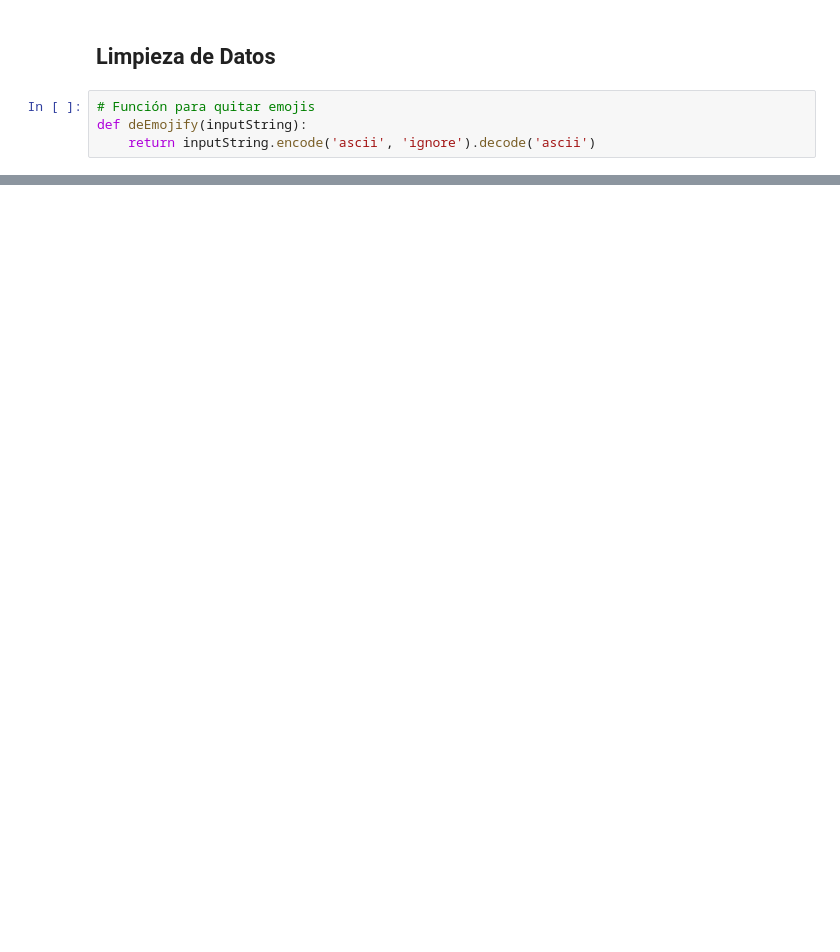
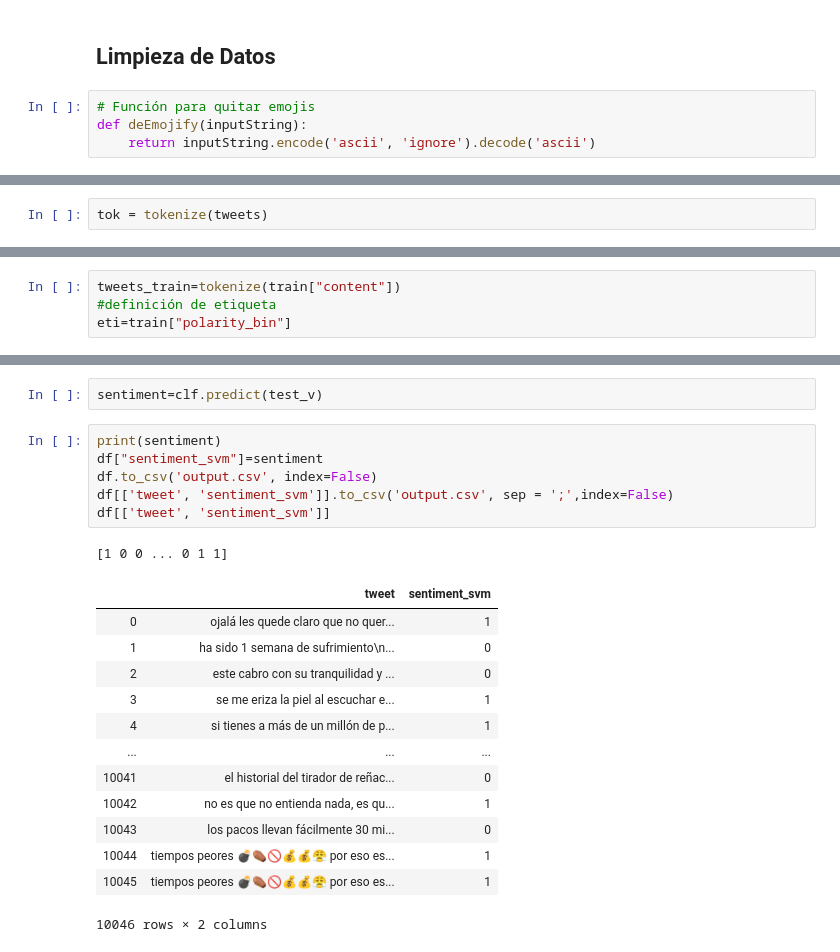
Before and after one commit to jpcastillog/Proyecto-INF-335, a Jupyter notebook: Proyecto_Busqueda_Web.ipynb, the cells around one changed output, grey strips where cells are left out. Drawn from its saved outputs; the diff is of its cells as text; blank space fills up the shorter version.

```diff
--- a/Proyecto_Busqueda_Web.ipynb
+++ b/Proyecto_Busqueda_Web.ipynb
@@ -173,0 +97,2 @@ tokenize(tweets)
+# %%
+tok = tokenize(tweets)
@@ -173,0 +216,4 @@ tokenize(tweets)
+# %%
+tweets_train=tokenize(train["content"])
+#definición de etiqueta
+eti=train["polarity_bin"]
@@ -173,0 +248,23 @@ tokenize(tweets)
+# %%
+sentiment=clf.predict(test_v)
+# %%
+print(sentiment)
+df["sentiment_svm"]=sentiment
+df.to_csv('output.csv', index=False)
+df[['tweet', 'sentiment_svm']].to_csv('output.csv', sep = ';',index=False)
+df[['tweet', 'sentiment_svm']]
+# %% [output]
+[1 0 0 ... 0 1 1]
+|  | tweet | sentiment_svm |
+| 0 | ojalá les quede claro que no quer... | 1 |
+| 1 | ha sido 1 semana de sufrimiento\n... | 0 |
+| 2 | este cabro con su tranquilidad y ... | 0 |
+| 3 | se me eriza la piel al escuchar e... | 1 |
+| 4 | si tienes a más de un millón de p... | 1 |
+| ... | ... | ... |
+| 10041 | el historial del tirador de reñac... | 0 |
+| 10042 | no es que no entienda nada, es qu... | 1 |
+| 10043 | los pacos llevan fácilmente 30 mi... | 0 |
+| 10044 | tiempos peores 💣⚰️🚫💰💰😤 por eso es... | 1 |
+| 10045 | tiempos peores 💣⚰️🚫💰💰😤 por eso es... | 1 |
+10046 rows × 2 columns
```
Also changed, not shown: parts of 16 cells of this notebook, 1 other file.
